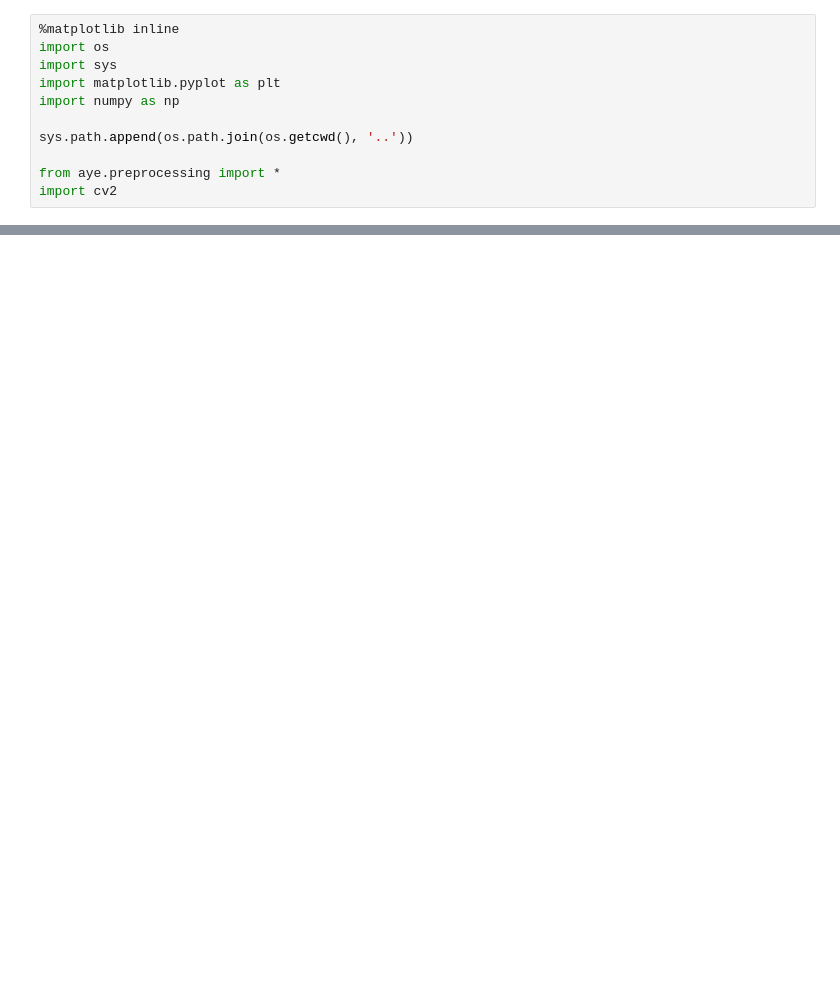
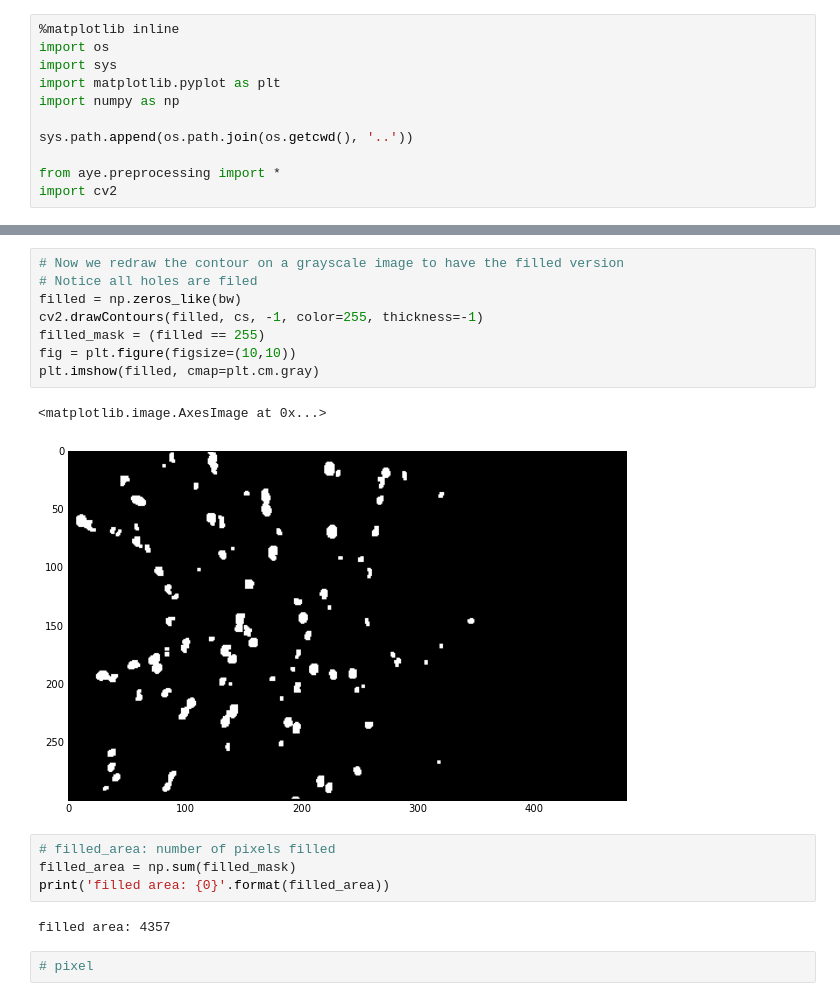
Before and after one commit to versatran01/Galt, a Jupyter notebook: detection/notebook/fix_image.ipynb, the cells around one changed output, grey strips where cells are left out. Saved outputs shown, nothing was run; the diff lists cells and outputs as text; blank space fills up the shorter version.

```diff
--- a/detection/notebook/fix_image.ipynb
+++ b/detection/notebook/fix_image.ipynb
@@ -35,0 +46,19 @@ plt.imshow(mask)
+# %%
+# Now we redraw the contour on a grayscale image to have the filled version
+# Notice all holes are filed
+filled = np.zeros_like(bw)
+cv2.drawContours(filled, cs, -1, color=255, thickness=-1)
+filled_mask = (filled == 255)
+fig = plt.figure(figsize=(10,10))
+plt.imshow(filled, cmap=plt.cm.gray)
+# %% [output]
+<matplotlib.image.AxesImage at 0x...>
+[figure, added]
+# %%
+# filled_area: number of pixels filled
+filled_area = np.sum(filled_mask)
+print('filled area: {0}'.format(filled_area))
+# %% [output]
+filled area: 4357
+# %%
+# pixel
```
Also changed, not shown: parts of 3 cells of this notebook, 2 other files.
